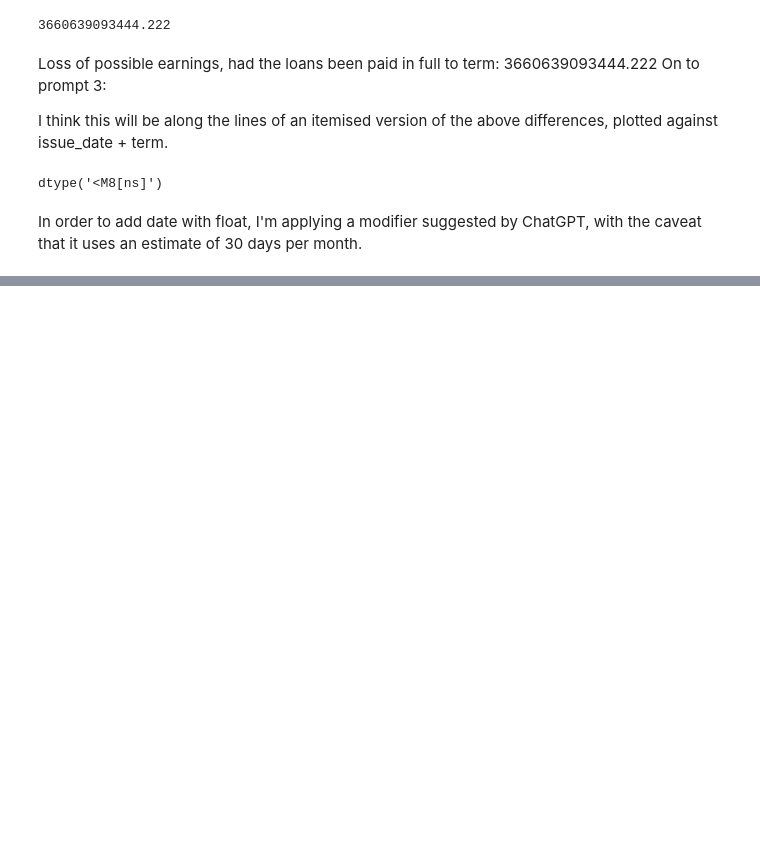
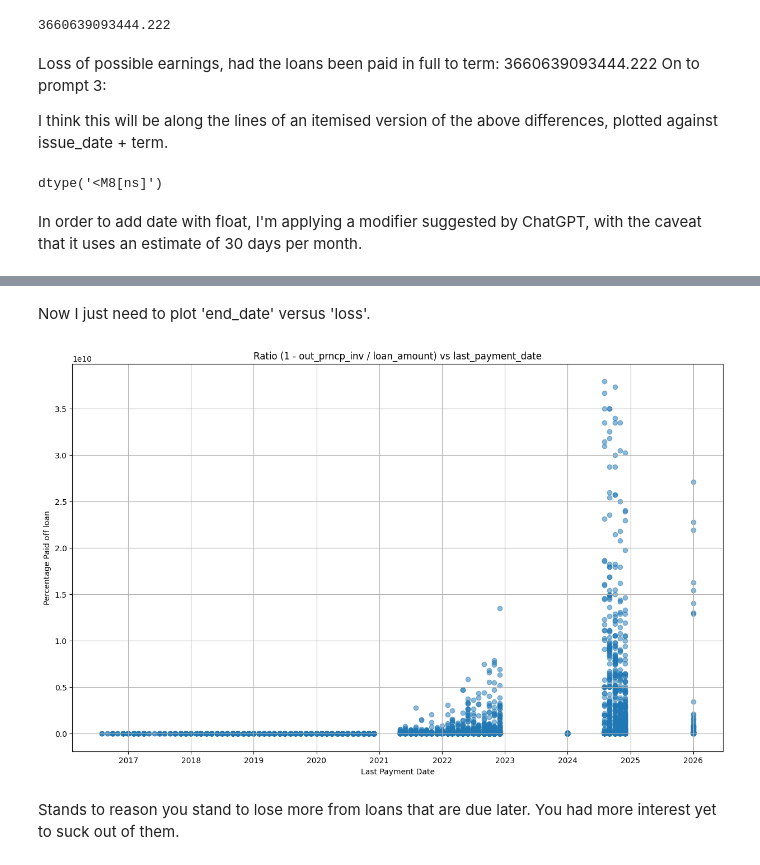
Before and after one commit to ThanksCheersHrng/exploratory-data-analysis---customer-loans-in-finance202, a Jupyter notebook: analysis_and_visualisation_workspace_1.ipynb, the cells around one changed output, grey strips where cells are left out. Saved outputs shown, nothing was run; the diff lists cells and outputs as text; code cells hidden in the pictures; blank space fills up the shorter version.

```diff
--- a/analysis_and_visualisation_workspace_1.ipynb
+++ b/analysis_and_visualisation_workspace_1.ipynb
@@ -377,3 +379,25 @@ Finishing 3: Visualise the loss projected over the remaining term of these loans
 Well that all simplifies things.
 # %%
 charged_off_df['loss'] = charged_off_df['A'] - charged_off_df['total_payment']
+# %% [markdown]
+Now I just need to plot 'end_date' versus 'loss'.
+# %%
+# Plotting parameters
+x_column = 'end_date'
+y_column = 'loss'
+title = 'Ratio (1 - out_prncp_inv / loan_amount) vs last_payment_date'
+x_label = 'Last Payment Date'
+y_label = 'Percentage Paid off loan'
+
+# Create scatterplot
+plt.figure(figsize=(15, 9))
+plt.scatter(charged_off_df[x_column], charged_off_df[y_column], alpha=0.5)
+plt.title(title)
+plt.xlabel(x_label)
+plt.ylabel(y_label)
+plt.grid(True)
+plt.show()
+# %% [output]
+[figure, added]
+# %% [markdown]
+Stands to reason you stand to lose more from loans that are due later. You had more interest yet to suck out of them.
```
Also changed, not shown: parts of 1 cell of this notebook.
